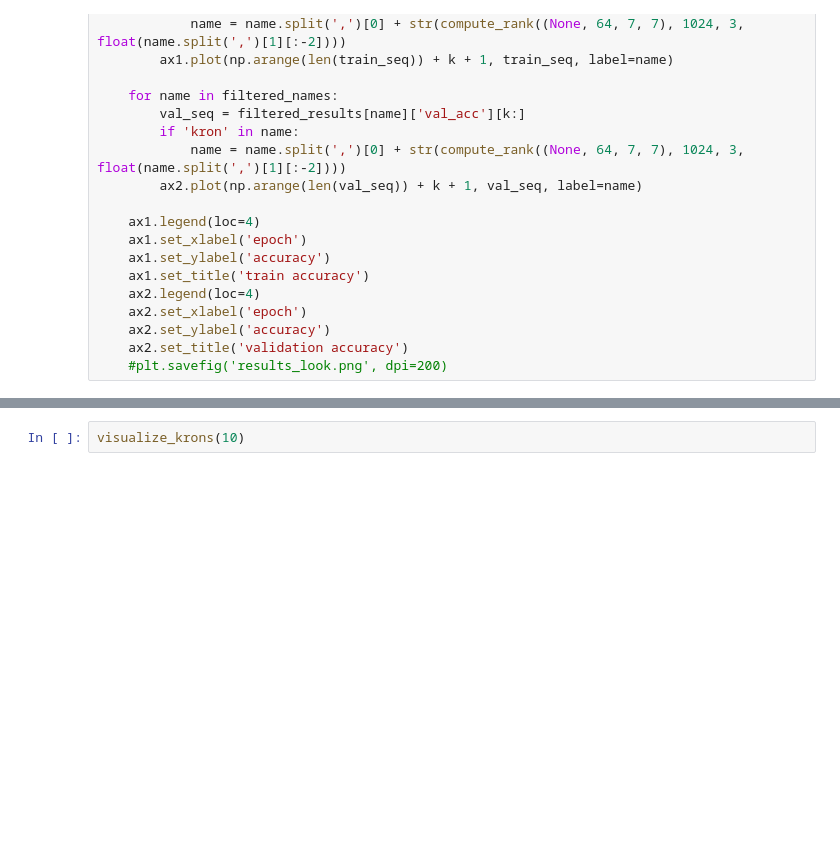
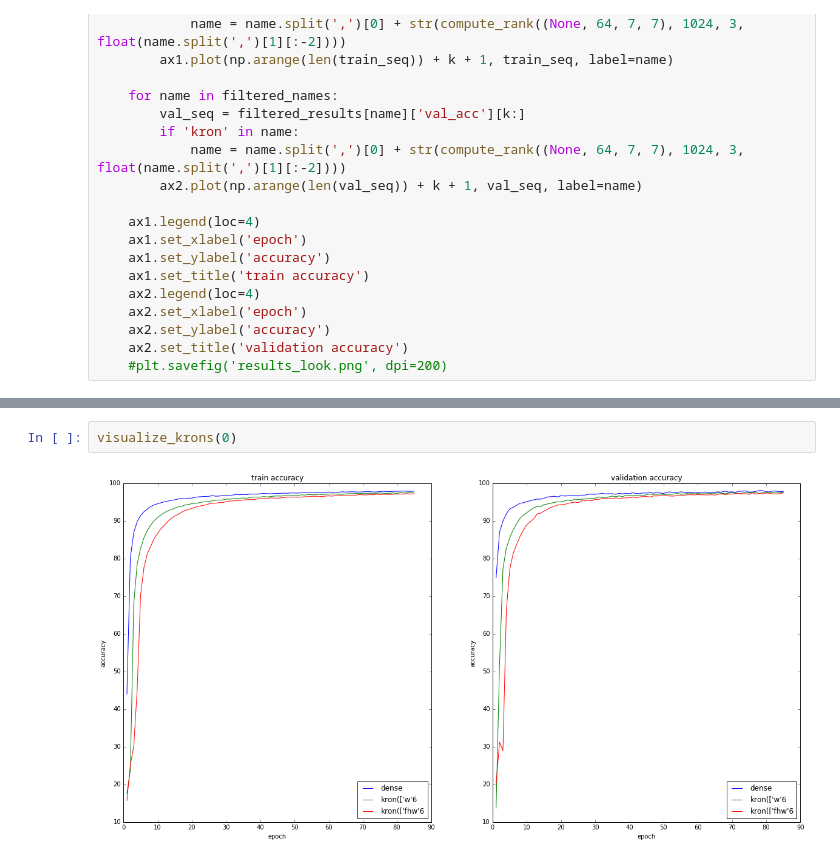
Before and after one commit to thatdeep/kron_layer_lasagne, a Jupyter notebook: train_history_visualization.ipynb, the cells around one changed output, grey strips where cells are left out. Cells and saved outputs as stored; diff of their text form; blank space fills up the shorter version.

```diff
--- a/train_history_visualization.ipynb
+++ b/train_history_visualization.ipynb
@@ -102,3 +142,5 @@ def visualize_dense_only(k=0):
 # %%
-visualize_krons(10)
+visualize_krons(0)
+# %% [output]
+[figure, added]
 # %%
```
Also changed, not shown: parts of 5 cells of this notebook, 3 other files.
